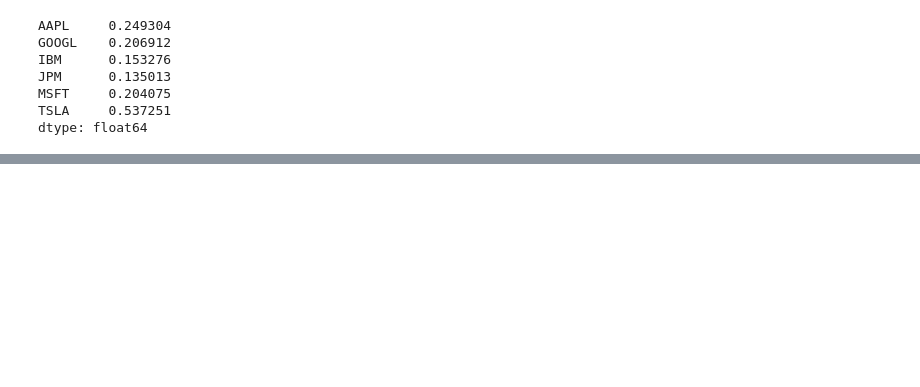
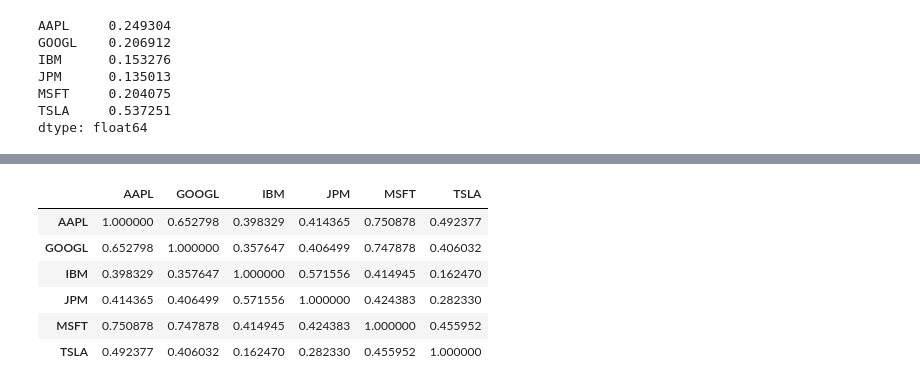
Before and after one commit to yogesh726726/OptimizationOfPortfolio, a Jupyter notebook: PortOpt_MonteCarlo.ipynb, the cells around one changed output, grey strips where cells are left out. Saved outputs shown, nothing was run; the diff lists cells and outputs as text; code cells hidden in the pictures; blank space fills up the shorter version.

```diff
--- a/PortOpt_MonteCarlo.ipynb
+++ b/PortOpt_MonteCarlo.ipynb
@@ -138,0 +176,10 @@ log_returns.cov()*252
+# %%
+log_returns.corr()
+# %% [output]
+|  | AAPL | GOOGL | IBM | JPM | MSFT | TSLA |
+| AAPL | 1.000000 | 0.652798 | 0.398329 | 0.414365 | 0.750878 | 0.492377 |
+| GOOGL | 0.652798 | 1.000000 | 0.357647 | 0.406499 | 0.747878 | 0.406032 |
+| IBM | 0.398329 | 0.357647 | 1.000000 | 0.571556 | 0.414945 | 0.162470 |
+| JPM | 0.414365 | 0.406499 | 0.571556 | 1.000000 | 0.424383 | 0.282330 |
+| MSFT | 0.750878 | 0.747878 | 0.414945 | 0.424383 | 1.000000 | 0.455952 |
+| TSLA | 0.492377 | 0.406032 | 0.162470 | 0.282330 | 0.455952 | 1.000000 |
```
Also changed, not shown: parts of 37 cells of this notebook.
